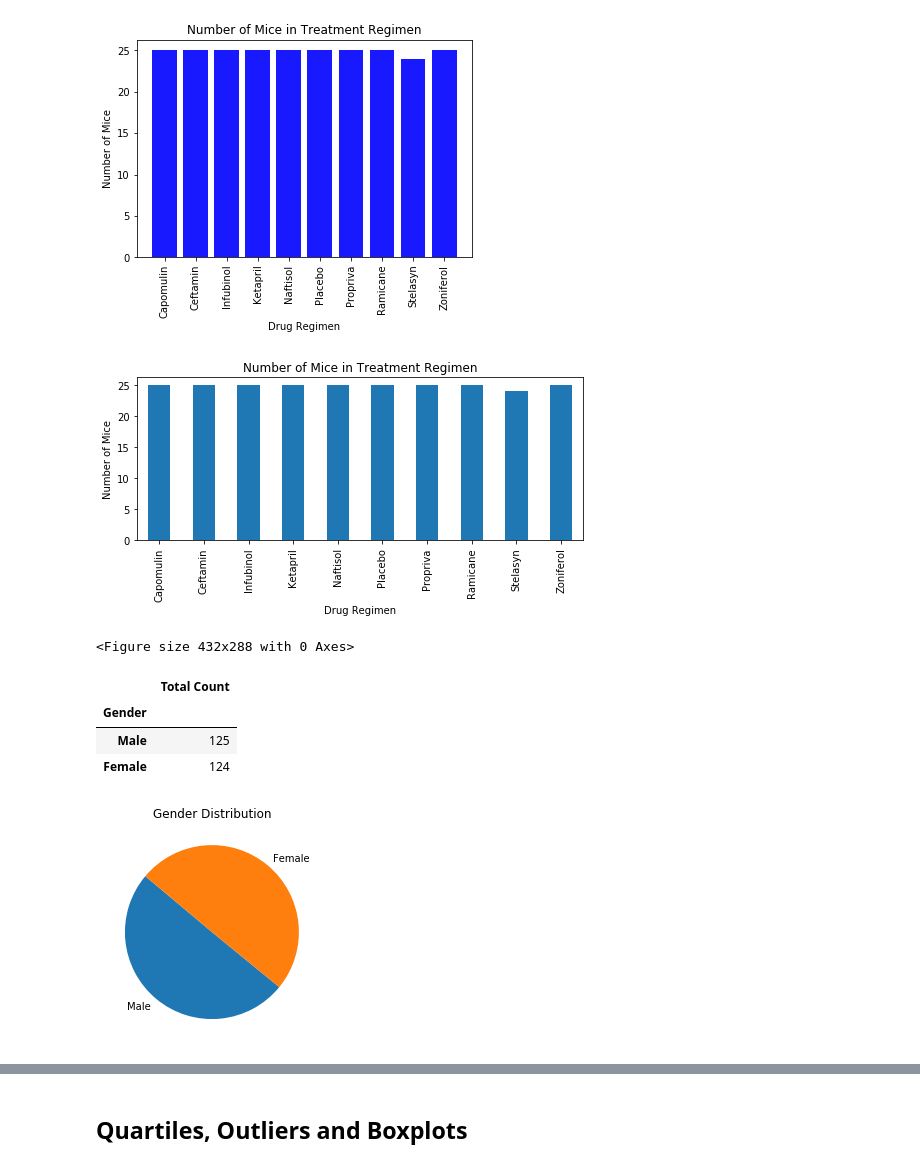
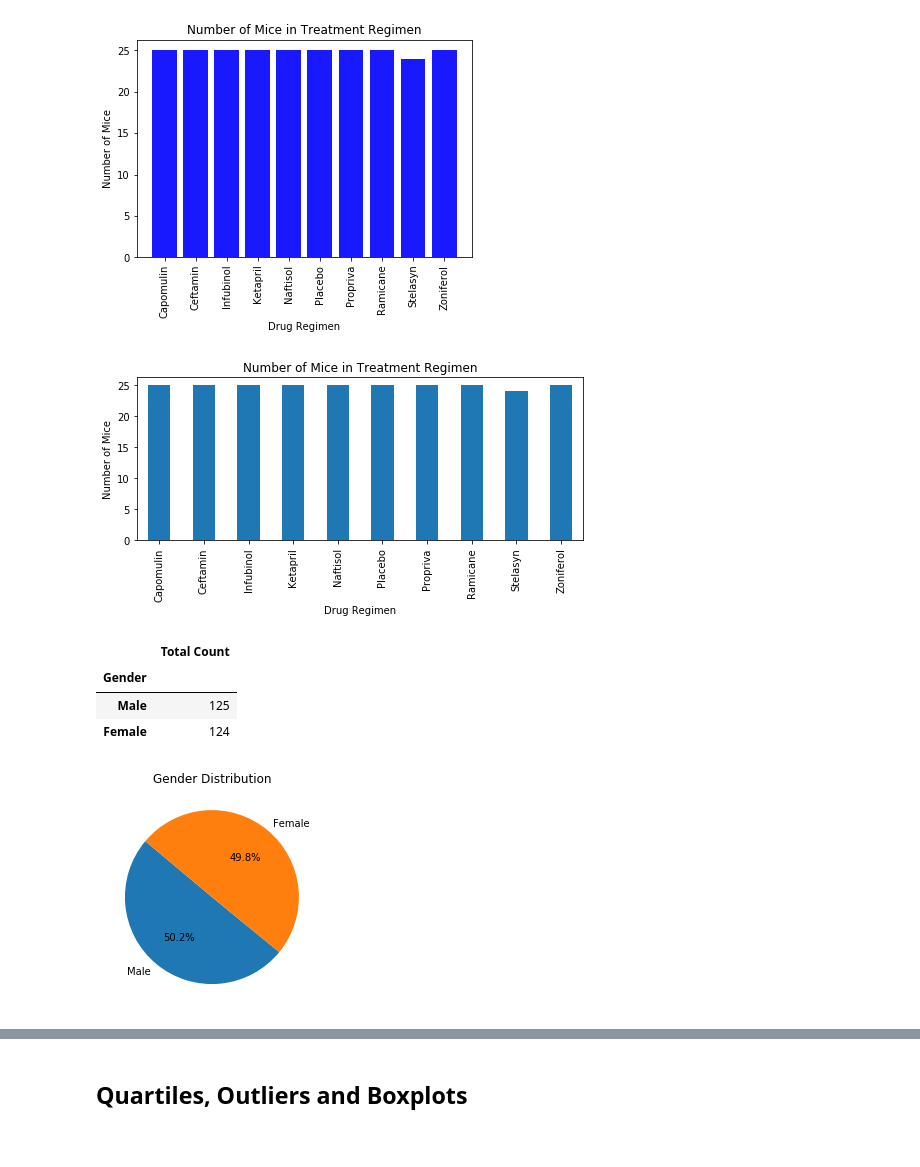
Before and after one commit to kwelter23/matplotlip, a Jupyter notebook: Pymaceuticals/pymaceuticals_starter.ipynb, the cells around one changed output, grey strips where cells are left out. Drawn from its saved outputs; the diff is of its cells as text; code cells hidden in the pictures.

```diff
--- a/Pymaceuticals/pymaceuticals_starter.ipynb
+++ b/Pymaceuticals/pymaceuticals_starter.ipynb
@@ -76,2 +93,4 @@ cleaned_data_df
+# %%
+cleaned_data_df = cleaned_data_df[cleaned_data_df.Mouse_ID != 'g989']
 # %%
 # Checking the number of mice in the clean DataFrame.
@@ -85,6 +104,6 @@ revised_total_mice_df
 # %% [markdown]
 ## Summary Statistics
 # %%
-cleaned_data_df.rename(columns = {'Tumor Volume (mm3)':'Tumor_Volume'}, inplace=True)
+#cleaned_data_df.rename(columns = {'Tumor Volume (mm3)':'Tumor_Volume'}, inplace=True)
 cleaned_data_df
 # %% [output]
@@ -316,10 +329,8 @@ plt.legend().remove()
 
 
 plt.show()
-plt.tight_layout()
 # %% [output]
 [figure]
-<Figure size 432x288 with 0 Axes>
 # %%
 gender_df = dropped_dup_data_df.Sex.value_counts().rename_axis('Gender').to_frame('Total Count')
 gender_df
@@ -331,16 +342,16 @@ gender_df
 # %%
  # Use Pyplot to generate a bar plot showing the total number of mice treatment in each treatment regimen throughout the course of the study.
 
 ##  Note: this plot will be identical to the one that uses Pandas
 labels = "Male", "Female"
 
-plt.pie(gender_df, labels=labels, startangle=140)
+plt.pie(gender_df, labels=labels, autopct='%1.1f%%', startangle=140)
 plt.title("Gender Distribution")
 
 
 plt.show()
 # %% [output]
-[figure, old version]
+[figure, new version]
 # %%
  # Use Pandas to generate a pie plot showing the distribution of female versus male mice
 
```
Also changed, not shown: parts of 17 cells of this notebook.
